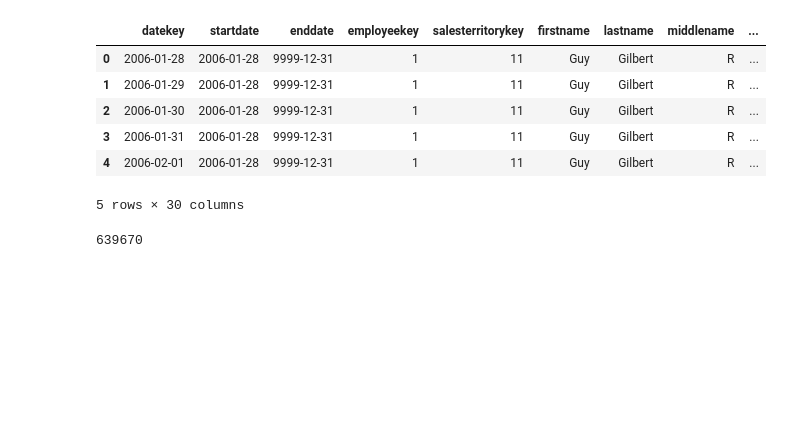
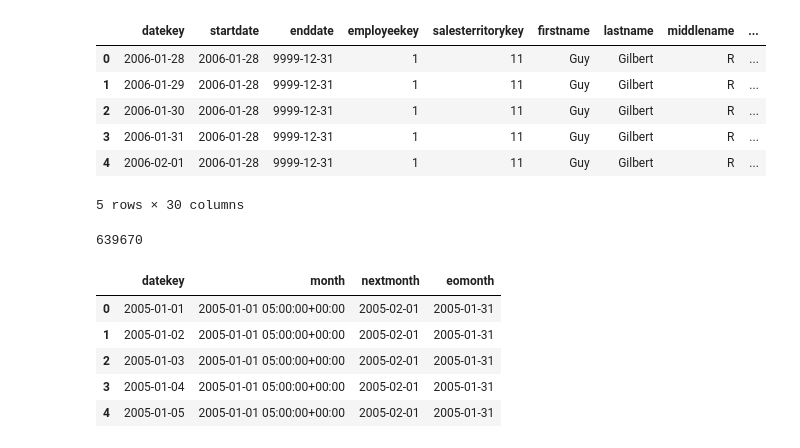
Before and after one commit to roblivesinottawa/hands_on_data_science, a Jupyter notebook: analyzing-employee-data-workspace/notebooks/queries.ipynb, the cells around one changed output. Drawn from its saved outputs; the diff is of its cells as text; code cells hidden in the pictures; blank space fills up the shorter version.

```diff
--- a/analyzing-employee-data-workspace/notebooks/queries.ipynb
+++ b/analyzing-employee-data-workspace/notebooks/queries.ipynb
@@ -198,3 +198,26 @@ df.head(5)
 len(df)
 # %% [output]
 639670
+# %%
+# get the end of the month
+query = """
+    select
+        d.fulldatealternatekey as datekey,
+        date_trunc('month', d.fulldatealternatekey) as month,
+        -- next month
+        date_trunc('month', d.fulldatealternatekey + interval '1 month') as nextmonth,
+        -- eomonth
+        date_trunc('month', d.fulldatealternatekey + interval '1 month') - interval '1 day' as eomonth
+    from dates d
+    limit 10;
+"""
+
+df = pd.read_sql_query(query, engine)
+df.head(5)
+# %% [output]
+|  | datekey | month | nextmonth | eomonth |
+| 0 | 2005-01-01 | 2005-01-01 05:00:00+00:00 | 2005-02-01 | 2005-01-31 |
+| 1 | 2005-01-02 | 2005-01-01 05:00:00+00:00 | 2005-02-01 | 2005-01-31 |
+| 2 | 2005-01-03 | 2005-01-01 05:00:00+00:00 | 2005-02-01 | 2005-01-31 |
+| 3 | 2005-01-04 | 2005-01-01 05:00:00+00:00 | 2005-02-01 | 2005-01-31 |
+| 4 | 2005-01-05 | 2005-01-01 05:00:00+00:00 | 2005-02-01 | 2005-01-31 |
```
Also changed, not shown: parts of 1 cell of this notebook.
